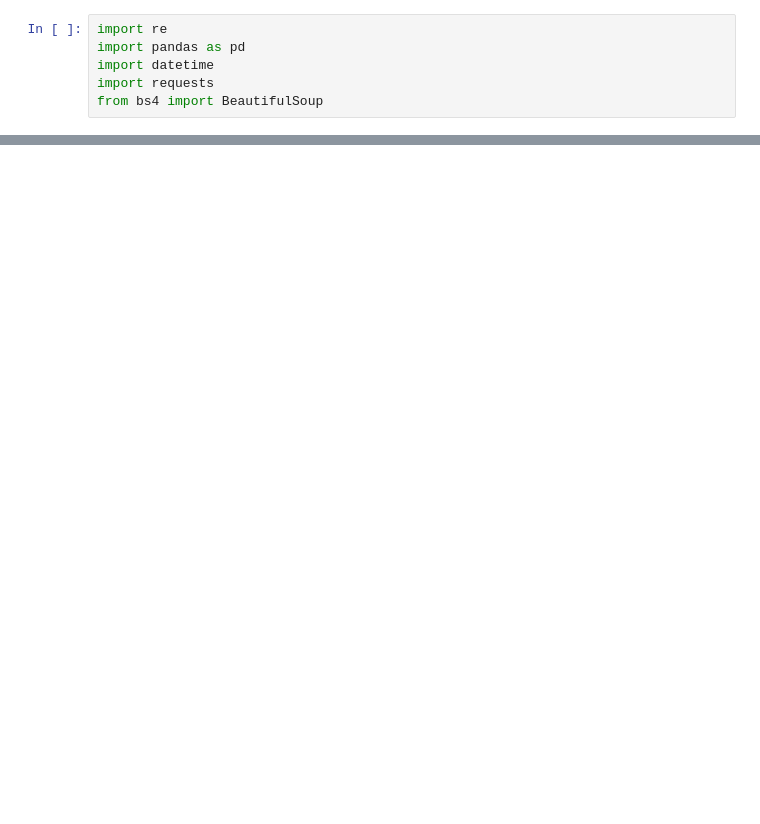
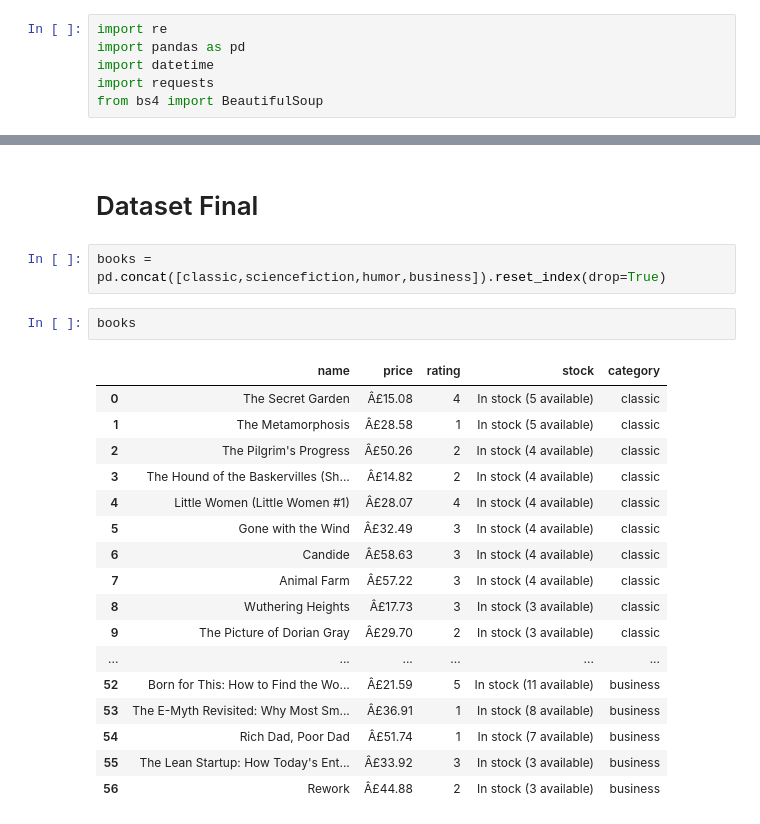
Before and after one commit to lucas-frodrigues/Star-Jeans, a Jupyter notebook: booksscrape.ipynb, the cells around one changed output, grey strips where cells are left out. Drawn from its saved outputs; the diff is of its cells as text; blank space fills up the shorter version.

```diff
--- a/booksscrape.ipynb
+++ b/booksscrape.ipynb
@@ -98,0 +286,24 @@ NameError: name 'books_rating' is not defined
+# %% [markdown]
+# Dataset Final
+# %%
+books = pd.concat([classic,sciencefiction,humor,business]).reset_index(drop=True)
+# %%
+books
+# %% [output]
+|  | name | price | rating | stock | category |
+| 0 | The Secret Garden | Â£15.08 | 4 | In stock (5 available) | classic |
+| 1 | The Metamorphosis | Â£28.58 | 1 | In stock (5 available) | classic |
+| 2 | The Pilgrim's Progress | Â£50.26 | 2 | In stock (4 available) | classic |
+| 3 | The Hound of the Baskervilles (Sh... | Â£14.82 | 2 | In stock (4 available) | classic |
+| 4 | Little Women (Little Women #1) | Â£28.07 | 4 | In stock (4 available) | classic |
+| 5 | Gone with the Wind | Â£32.49 | 3 | In stock (4 available) | classic |
+| 6 | Candide | Â£58.63 | 3 | In stock (4 available) | classic |
+| 7 | Animal Farm | Â£57.22 | 3 | In stock (4 available) | classic |
+| 8 | Wuthering Heights | Â£17.73 | 3 | In stock (3 available) | classic |
+| 9 | The Picture of Dorian Gray | Â£29.70 | 2 | In stock (3 available) | classic |
+| ... | ... | ... | ... | ... | ... |
+| 52 | Born for This: How to Find the Wo... | Â£21.59 | 5 | In stock (11 available) | business |
+| 53 | The E-Myth Revisited: Why Most Sm... | Â£36.91 | 1 | In stock (8 available) | business |
+| 54 | Rich Dad, Poor Dad | Â£51.74 | 1 | In stock (7 available) | business |
+| 55 | The Lean Startup: How Today's Ent... | Â£33.92 | 3 | In stock (3 available) | business |
+| 56 | Rework | Â£44.88 | 2 | In stock (3 available) | business |
```
Also changed, not shown: parts of 19 cells of this notebook.
